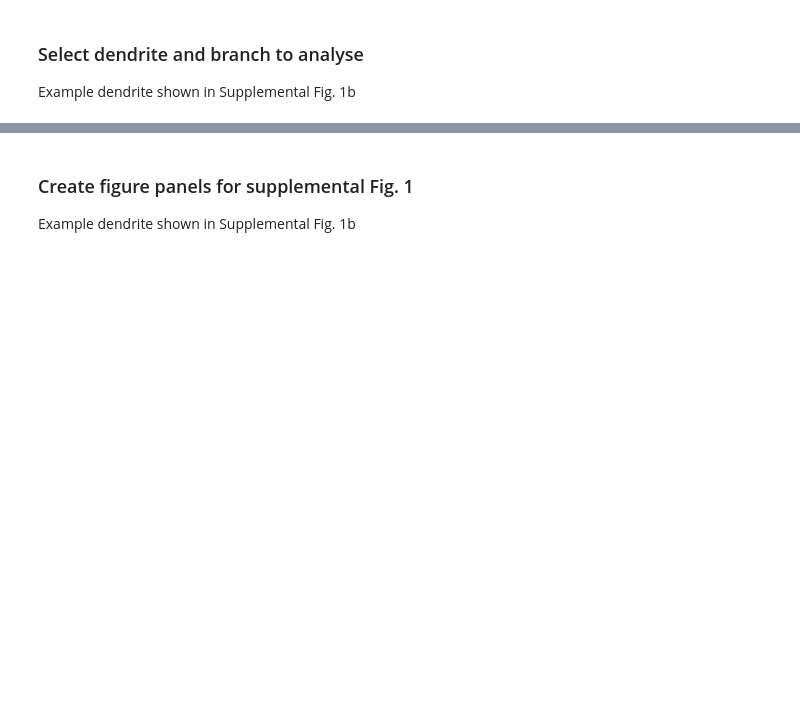
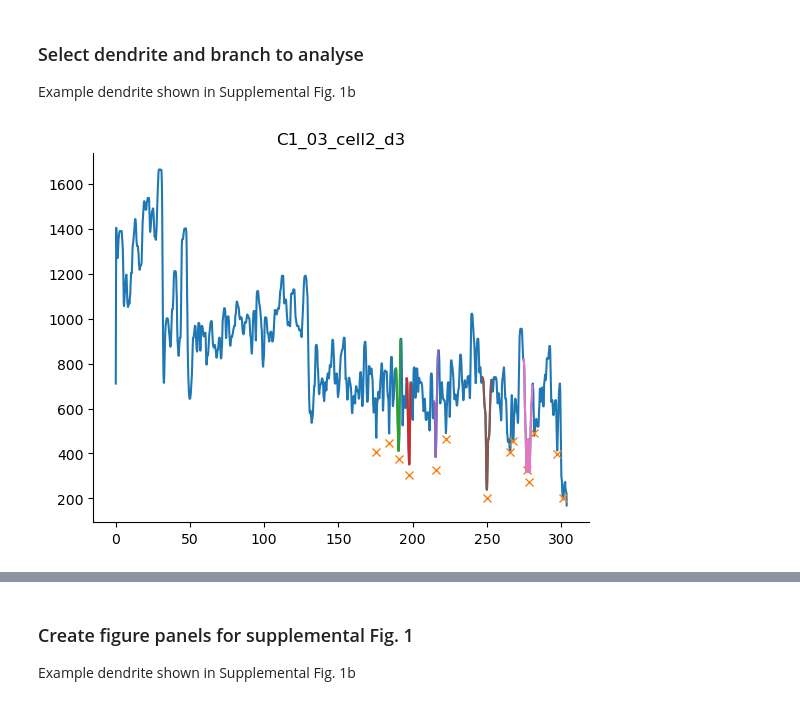
Before and after one commit to tonykelly00/DSC_morphology_pipeline, a Jupyter notebook: notebooks/ExM_analysis.ipynb, the cells around one changed output, grey strips where cells are left out. Drawn from its saved outputs; the diff is of its cells as text; code cells hidden in the pictures; blank space fills up the shorter version.

```diff
--- a/notebooks/ExM_analysis.ipynb
+++ b/notebooks/ExM_analysis.ipynb
@@ -185,4 +190,6 @@ df=DGdata[dend_name]['DSC_properties']
 # %%
-fig, ax = plot_dsc(DGdata[dend_name],dend_name, corr=1)
+fig, ax = plot_dsc(ExMdata[dend_name],dend_name, corr=1)
+# %% [output]
+[figure, added]
 # %%
 #sets start and end points of branch
```
Also changed, not shown: parts of 18 cells of this notebook, 6 other files.
